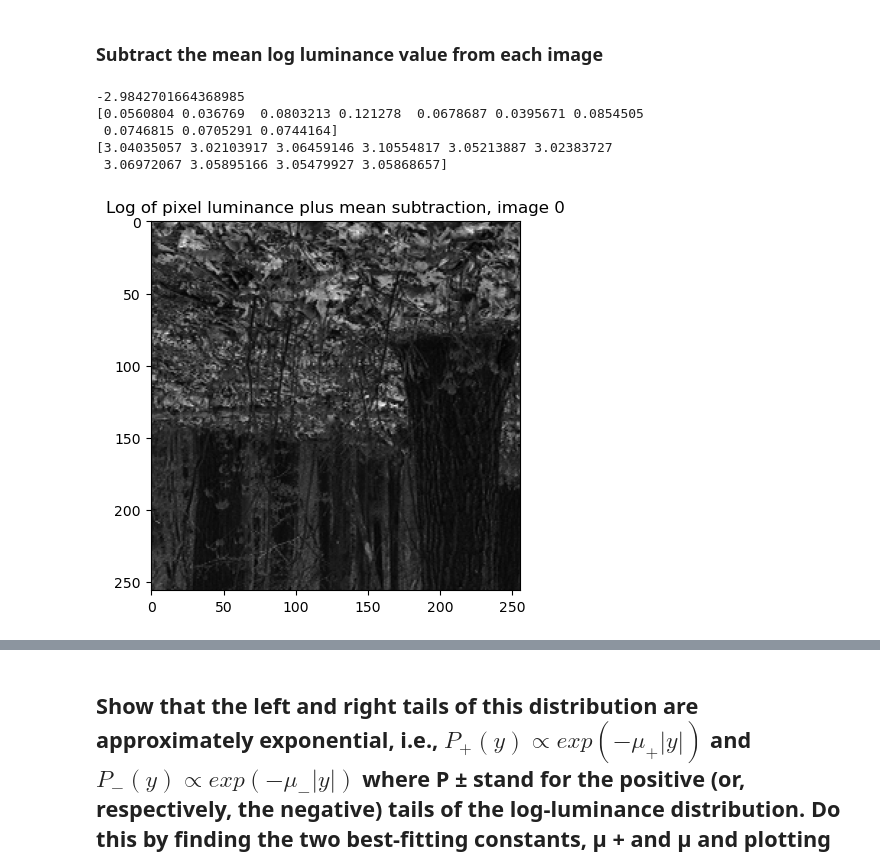
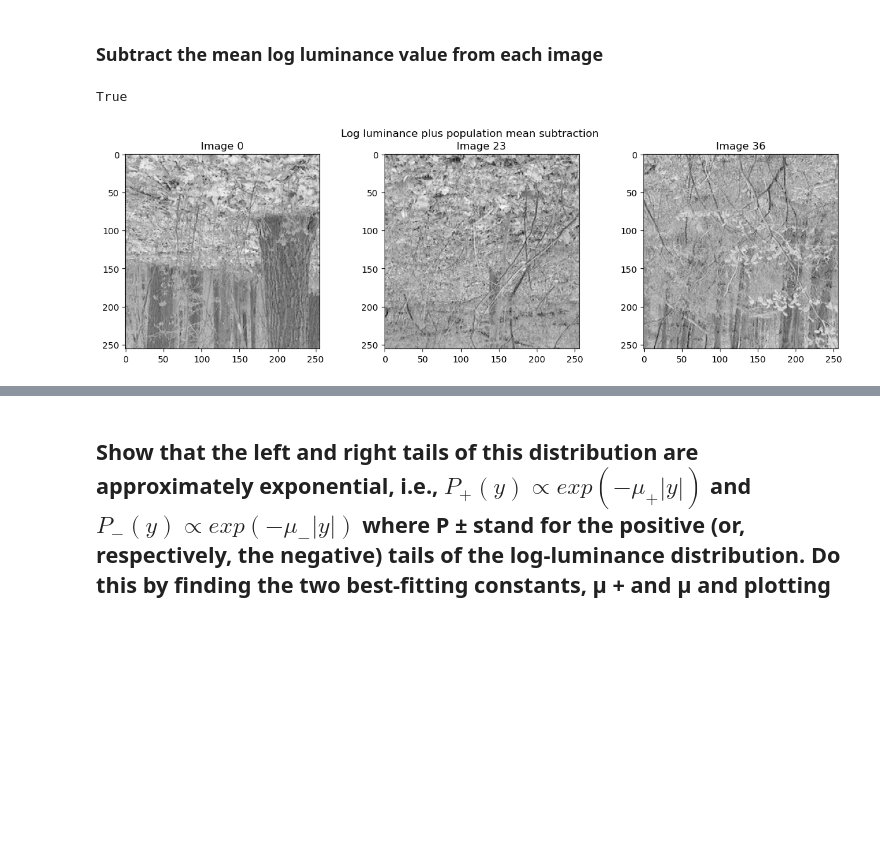
Before and after one commit to acumpelik/DSSC23, a Jupyter notebook: DSSC23-Homework5-Andrea_Cumpelik.ipynb, the cells around one changed output, grey strips where cells are left out. Saved outputs shown, nothing was run; the diff lists cells and outputs as text; code cells hidden in the pictures; blank space fills up the shorter version.

```diff
--- a/DSSC23-Homework5-Andrea_Cumpelik.ipynb
+++ b/DSSC23-Homework5-Andrea_Cumpelik.ipynb
@@ -34 +49,5 @@ for file in range(len(fnames)):
+# %%
+# Figure dimensions:
+imgfigdims = 15,4
+histfigdims = 20,4
 # %%
@@ -66,27 +201,37 @@ mean_log_luminance = np.mean(mean_log_luminances)
 # %% [markdown]
 ### Subtract the mean log luminance value from each image
 # %%
+# Store mean-subtracted log luminance images in a new dict
 ruderman_mean_subtracted = {}
-
-print(mean_log_luminance)
-
-print(ruderman['image_0'][0][:10])
-
 for image in range(len(ruderman_transformed)):
-    img_mean_subtracted = ruderman[f'image_{image}'] - mean_log_luminance
+    img_mean_subtracted = ruderman_transformed[f'image_{image}'] - mean_log_luminance
+    # print(
     ruderman_mean_subtracted[f'image_{image}'] = img_mean_subtracted
 
-print(ruderman_mean_subtracted['image_0'][0][:10])
+# Check that test segment (10 elements) has been subtracted by the correct amount
+difference_transformed_meansub = ruderman_mean_subtracted['image_0'][0][:10] - ruderman_transformed['image_0'][0][:10]
+np.allclose(mean_log_luminance, difference_transformed_meansub, rtol=2)
 # %% [output]
--2.9842701664368985
-[0.0560804 0.036769  0.0803213 0.121278  0.0678687 0.0395671 0.0854505
- 0.0746815 0.0705291 0.0744164]
-[3.04035057 3.02103917 3.06459146 3.10554817 3.05213887 3.02383727
- 3.06972067 3.05895166 3.05479927 3.05868657]
+True
 # %%
+plt.figure(figsize=(imgfigdims))
+plt.suptitle('Log luminance plus population mean subtraction')
+
+plt.subplot(131)
 image_idx = 0
 plt.imshow(ruderman_mean_subtracted[f'image_{image_idx}'], cmap='gray')
-plt.title(f'Log of pixel luminance plus mean subtraction, image {image_idx}')
+plt.title(f'Image {image_idx}')
+
+plt.subplot(132)
+image_idx = 23
+plt.imshow(ruderman_mean_subtracted[f'image_{image_idx}'], cmap='gray')
+plt.title(f'Image {image_idx}')
+
+plt.subplot(133)
+image_idx = 36
+plt.imshow(ruderman_mean_subtracted[f'image_{image_idx}'], cmap='gray')
+plt.title(f'Image {image_idx}')
+
 plt.show()
 # %% [output]
-[figure, old version]
+[figure, new version]
```
Also changed, not shown: parts of 23 cells of this notebook.
